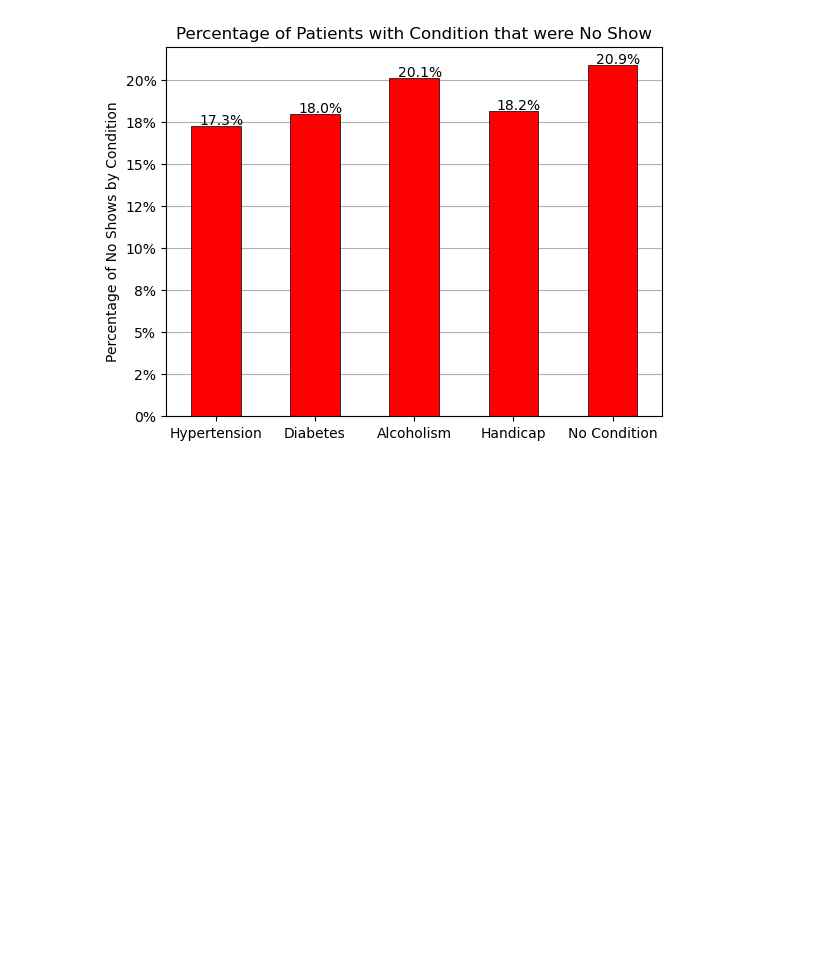
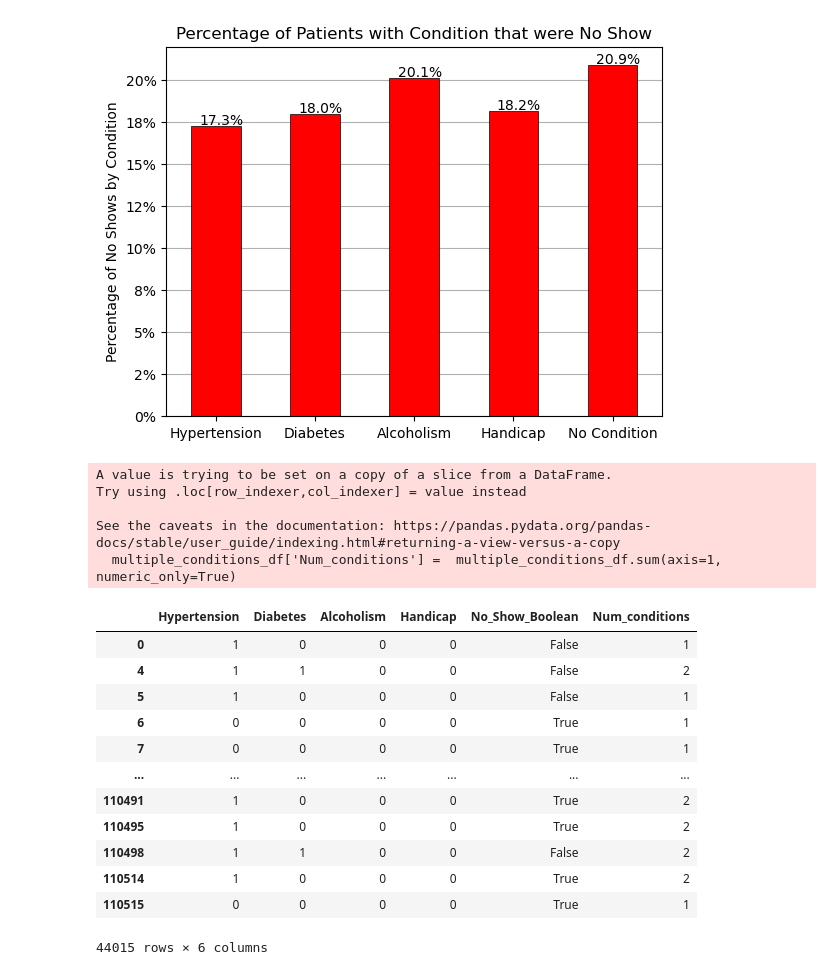
Before and after one commit to Omeagon/Project1, a Jupyter notebook: DataAnalysisCondition_fromSteph.ipynb, the cells around one changed output. Cells and saved outputs as stored; diff of their text form; code cells hidden in the pictures; blank space fills up the shorter version.

```diff
--- a/DataAnalysisCondition_fromSteph.ipynb
+++ b/DataAnalysisCondition_fromSteph.ipynb
@@ -195,3 +157,29 @@ plt.savefig("output/No_shows_by_condition.png")
 plt.show()
 # %% [output]
 [figure]
+# %%
+conditions = ['Hypertension','Diabetes','Alcoholism','Handicap']
+conditions.append('No_Show_Boolean')
+multiple_conditions_df = df[conditions]
+multiple_conditions_df['Num_conditions'] =  multiple_conditions_df.sum(axis=1, numeric_only=True)
+multiple_conditions_df = multiple_conditions_df.loc[multiple_conditions_df['Num_conditions']>0]
+multiple_conditions_df
+# %% [output]
+A value is trying to be set on a copy of a slice from a DataFrame.
+Try using .loc[row_indexer,col_indexer] = value instead
+
+See the caveats in the documentation: https://pandas.pydata.org/pandas-docs/stable/user_guide/indexing.html#returning-a-view-versus-a-copy
+  multiple_conditions_df['Num_conditions'] =  multiple_conditions_df.sum(axis=1, numeric_only=True)
+|  | Hypertension | Diabetes | Alcoholism | Handicap | No_Show_Boolean | Num_conditions |
+| 0 | 1 | 0 | 0 | 0 | False | 1 |
+| 4 | 1 | 1 | 0 | 0 | False | 2 |
+| 5 | 1 | 0 | 0 | 0 | False | 1 |
+| 6 | 0 | 0 | 0 | 0 | True | 1 |
+| 7 | 0 | 0 | 0 | 0 | True | 1 |
+| ... | ... | ... | ... | ... | ... | ... |
+| 110491 | 1 | 0 | 0 | 0 | True | 2 |
+| 110495 | 1 | 0 | 0 | 0 | True | 2 |
+| 110498 | 1 | 1 | 0 | 0 | False | 2 |
+| 110514 | 1 | 0 | 0 | 0 | True | 2 |
+| 110515 | 0 | 0 | 0 | 0 | True | 1 |
+44015 rows × 6 columns
```
Also changed, not shown: parts of 5 cells of this notebook, 1 other file.
